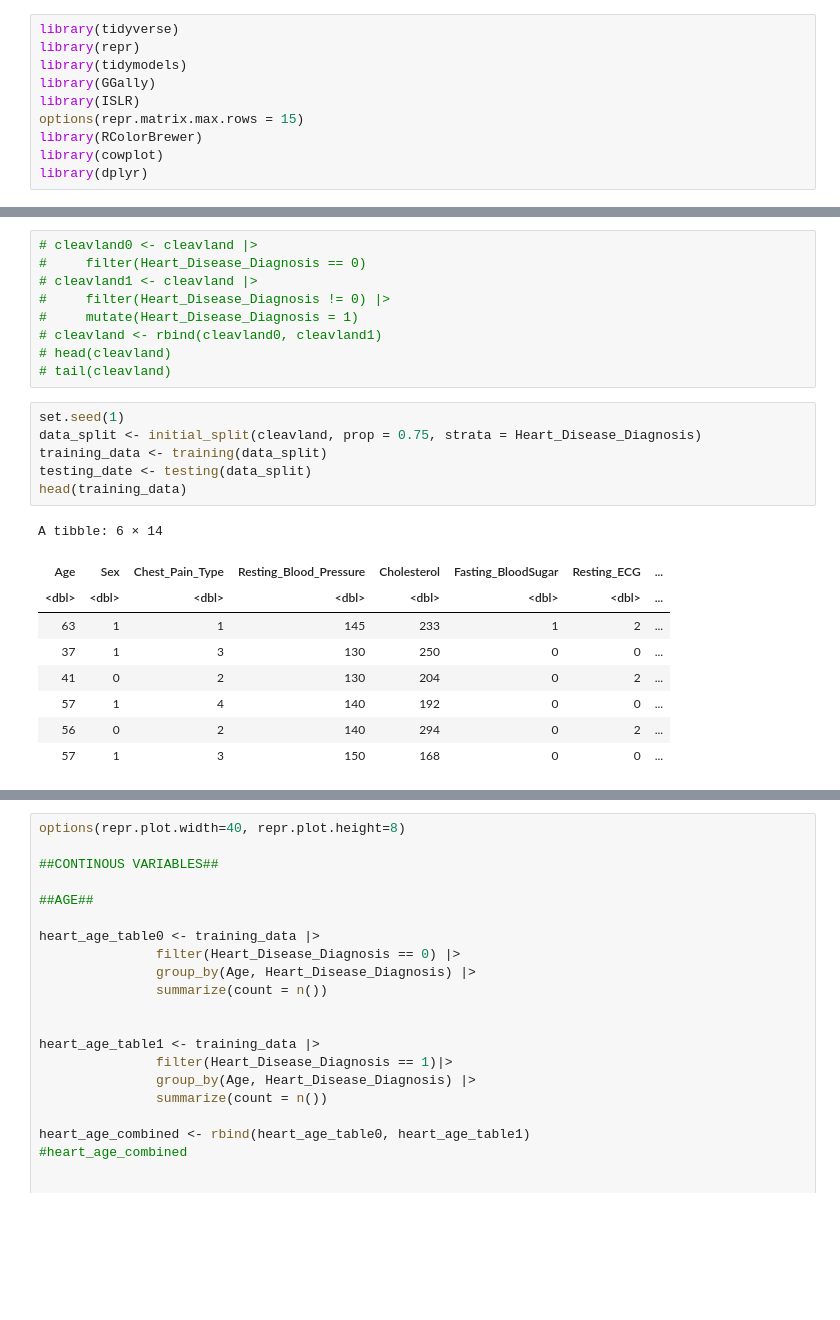
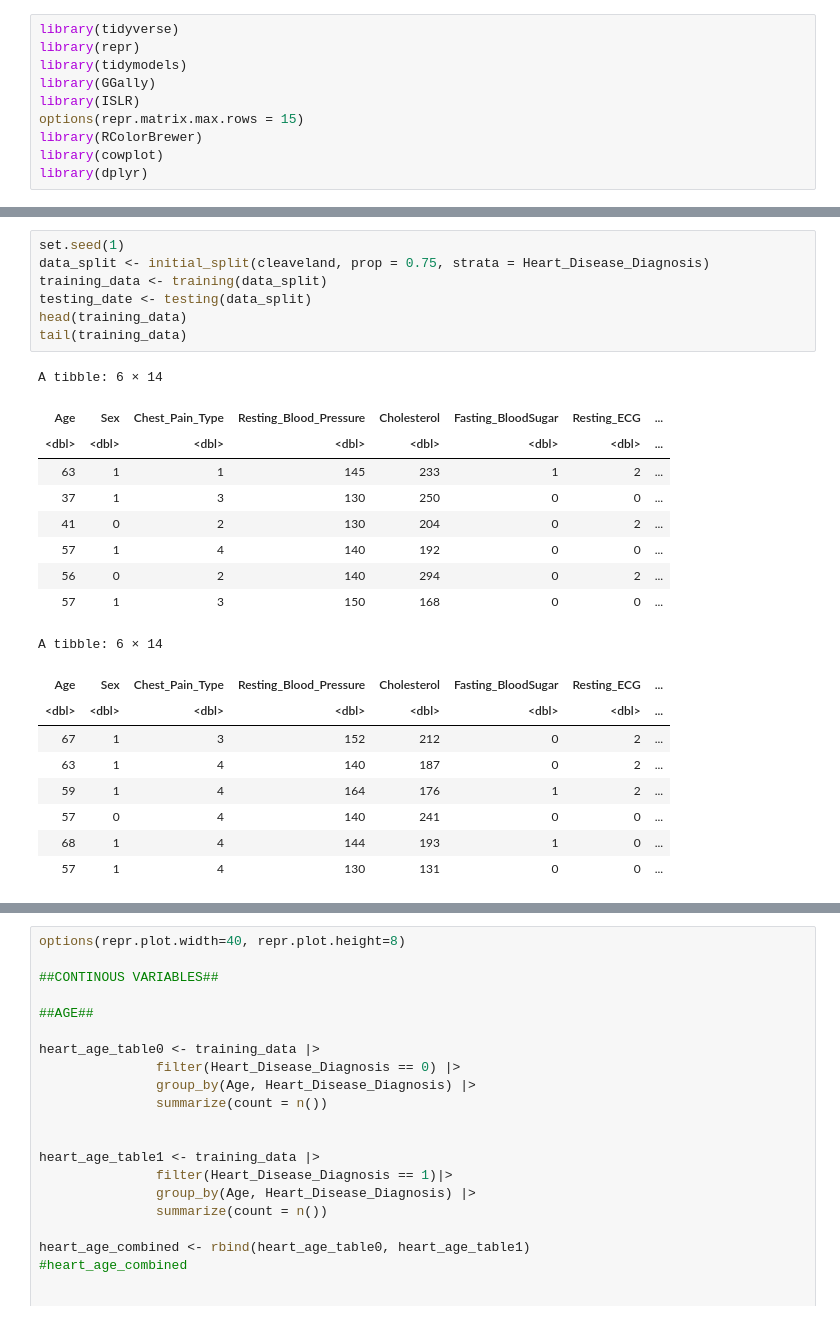
Before and after one commit to devr07/Project-DSCI100, a Jupyter notebook: projectpropsal.ipynb, the cells around one changed output, grey strips where cells are left out. Drawn from its saved outputs; the diff is of its cells as text; blank space fills up the shorter version.

```diff
--- a/projectpropsal.ipynb
+++ b/projectpropsal.ipynb
@@ -101,28 +115,29 @@ A tibble: 6 × 14
 | 57 | 1 | 4 | 130 | 131 | 0 | 0 | ... |
 | 57 | 0 | 2 | 130 | 236 | 0 | 2 | ... |
 | 38 | 1 | 3 | 138 | 175 | 0 | 0 | ... |
-# %%
-# cleavland0 <- cleavland |>
-#     filter(Heart_Disease_Diagnosis == 0)
-# cleavland1 <- cleavland |>
-#     filter(Heart_Disease_Diagnosis != 0) |>
-#     mutate(Heart_Disease_Diagnosis = 1)
-# cleavland <- rbind(cleavland0, cleavland1)
-# head(cleavland)
-# tail(cleavland)
 # %%
 set.seed(1)
-data_split <- initial_split(cleavland, prop = 0.75, strata = Heart_Disease_Diagnosis)
+data_split <- initial_split(cleaveland, prop = 0.75, strata = Heart_Disease_Diagnosis)
 training_data <- training(data_split)
 testing_date <- testing(data_split)
 head(training_data)
+tail(training_data)
 # %% [output]
 A tibble: 6 × 14
 | Age | Sex | Chest_Pain_Type | Resting_Blood_Pressure | Cholesterol | Fasting_BloodSugar | Resting_ECG | ... |
 | <dbl> | <dbl> | <dbl> | <dbl> | <dbl> | <dbl> | <dbl> | ... |
 | 63 | 1 | 1 | 145 | 233 | 1 | 2 | ... |
 | 37 | 1 | 3 | 130 | 250 | 0 | 0 | ... |
 | 41 | 0 | 2 | 130 | 204 | 0 | 2 | ... |
 | 57 | 1 | 4 | 140 | 192 | 0 | 0 | ... |
 | 56 | 0 | 2 | 140 | 294 | 0 | 2 | ... |
 | 57 | 1 | 3 | 150 | 168 | 0 | 0 | ... |
+A tibble: 6 × 14
+| Age | Sex | Chest_Pain_Type | Resting_Blood_Pressure | Cholesterol | Fasting_BloodSugar | Resting_ECG | ... |
+| <dbl> | <dbl> | <dbl> | <dbl> | <dbl> | <dbl> | <dbl> | ... |
+| 67 | 1 | 3 | 152 | 212 | 0 | 2 | ... |
+| 63 | 1 | 4 | 140 | 187 | 0 | 2 | ... |
+| 59 | 1 | 4 | 164 | 176 | 1 | 2 | ... |
+| 57 | 0 | 4 | 140 | 241 | 0 | 0 | ... |
+| 68 | 1 | 4 | 144 | 193 | 1 | 0 | ... |
+| 57 | 1 | 4 | 130 | 131 | 0 | 0 | ... |
```
Also changed, not shown: parts of 5 cells of this notebook.
